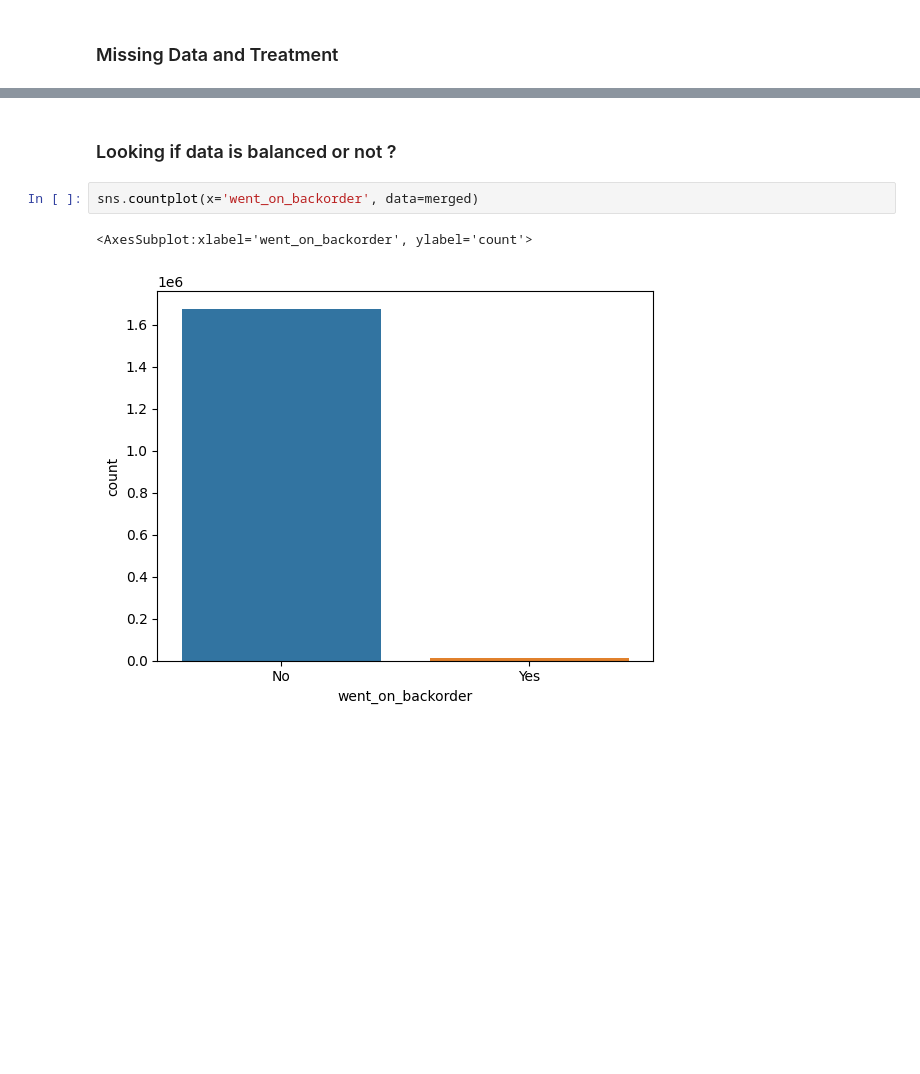
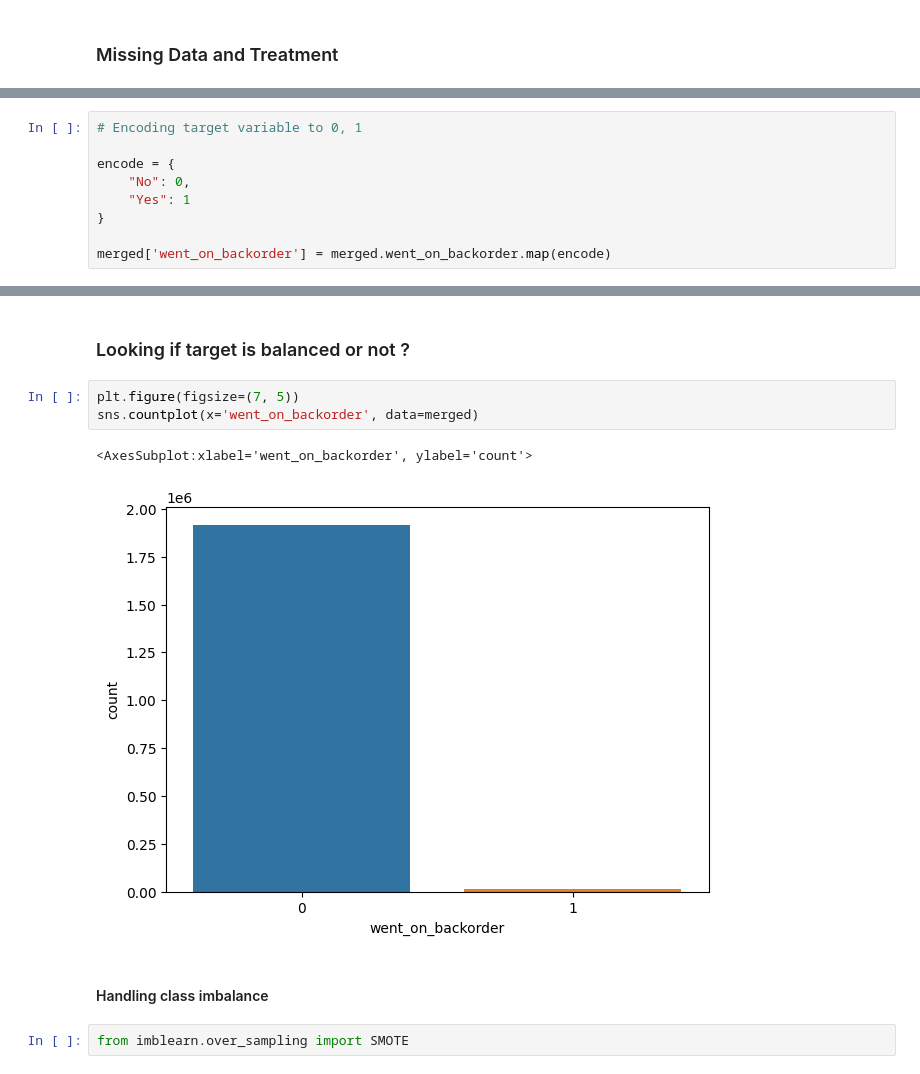
Before and after one commit to harendra263/Backorder_Prediction, a Jupyter notebook: nbs/EDA-1.ipynb, the cells around one changed output, grey strips where cells are left out. Cells and saved outputs as stored; diff of their text form; blank space fills up the shorter version.

```diff
--- a/nbs/EDA-1.ipynb
+++ b/nbs/EDA-1.ipynb
@@ -226,0 +240,9 @@ for ele in missing_ele:
+# %%
+# Encoding target variable to 0, 1
+
+encode = {
+    "No": 0,
+    "Yes": 1
+}
+
+merged['went_on_backorder'] = merged.went_on_backorder.map(encode)
@@ -227,7 +258,12 @@ for ele in missing_ele:
 # %% [markdown]
-### Looking if data is balanced or not ?
+### Looking if target is balanced or not ?
 # %%
+plt.figure(figsize=(7, 5))
 sns.countplot(x='went_on_backorder', data=merged)
 # %% [output]
 <AxesSubplot:xlabel='went_on_backorder', ylabel='count'>
-[figure, old version]
+[figure, new version]
+# %% [markdown]
+#### Handling class imbalance
+# %%
+from imblearn.over_sampling import SMOTE
```
Also changed, not shown: parts of 14 cells of this notebook, 6 other files.
